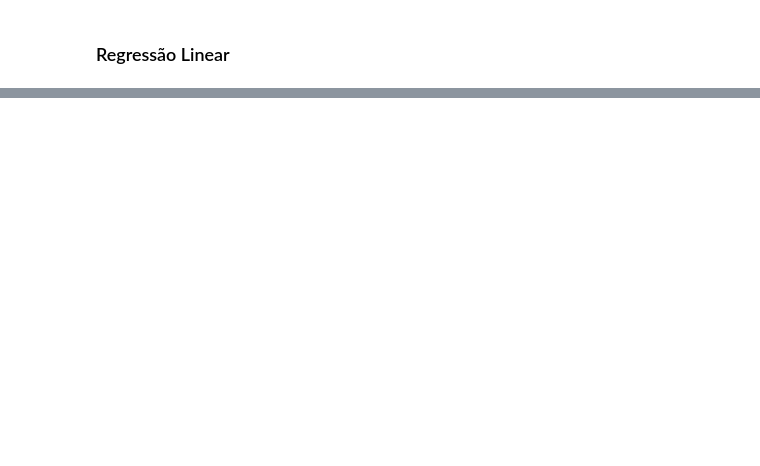
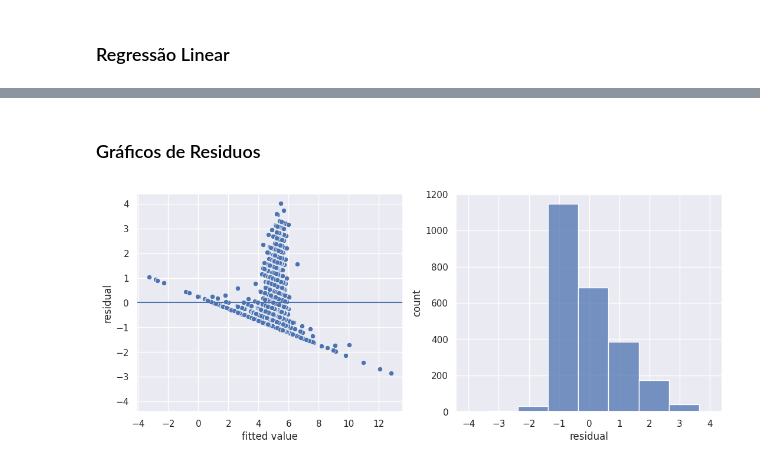
Before and after one commit to gabri190/Redesoc-Projetos-Aps, a Jupyter notebook: notebooks/Projeto/Projeto_Redes.ipynb, the cells around one changed output, grey strips where cells are left out. Cells and saved outputs as stored; diff of their text form; code cells hidden in the pictures; blank space fills up the shorter version.

Commit message:
adicionando gráfico de residuos e testes

```diff
--- a/notebooks/Projeto/Projeto_Redes.ipynb
+++ b/notebooks/Projeto/Projeto_Redes.ipynb
@@ -357,0 +304,6 @@ result.micro_summary()
+# %% [markdown]
+### Gráficos de Residuos
+# %%
+result.plot_residuals()
+# %% [output]
+[figure, added]
```
Also changed, not shown: parts of 28 cells of this notebook.
